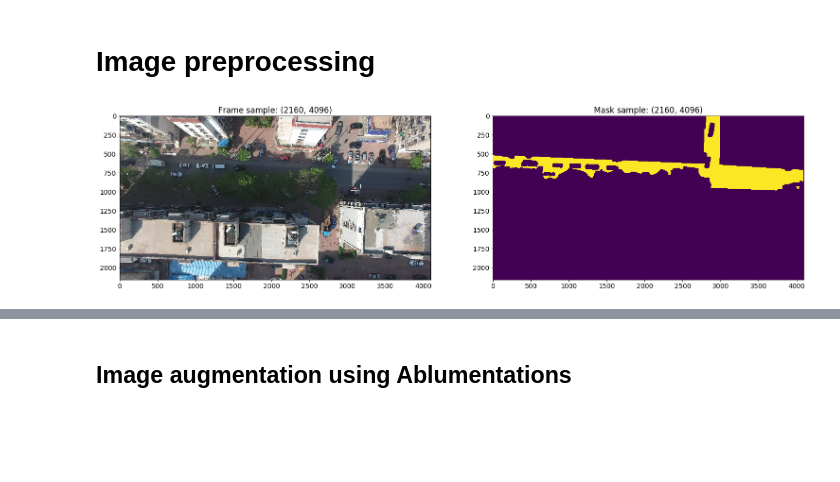
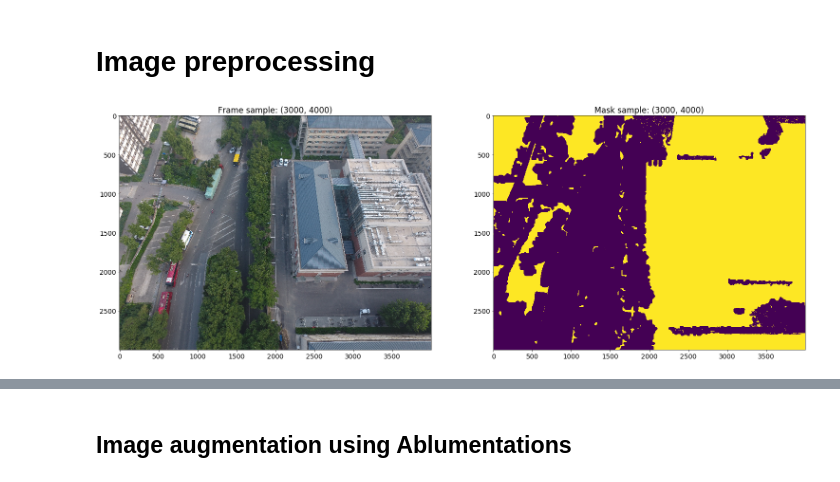
Before and after one commit to naivomah3/lab-cv, a Jupyter notebook: notebooks/image-preprocessing.ipynb, the cells around one changed output, grey strips where cells are left out. Cells and saved outputs as stored; diff of their text form; code cells hidden in the pictures; blank space fills up the shorter version.

```diff
--- a/notebooks/image-preprocessing.ipynb
+++ b/notebooks/image-preprocessing.ipynb
@@ -25,24 +25,35 @@ plt.rcParams['font.size'] = 14
 # %%
 ROOT = "../input/"
 # %%
-img_in_path = ROOT + 'source-dataset-udd/training/images/'
-mask_in_path = ROOT + 'source-dataset-udd/training/mask/'
+## Labels has been shifted from the original UDD as follow ----
+# Vegetation	0	(0,255,0)	_t.png
+# Building	    1	(255,0,0)	_b.png
+# Road	        2	(0,0,255)	_r.png
+# Vehicle	    3	(128,128,0)	_v.png
+# Other	        4	(128,128,128)
+# To ----
+# 0 : background
+# 1 : Road
+# 2 : occluded_road
+# 3 : vegetation
+img_in_path = ROOT + 'source-dataset-udd/validation/images/'
+mask_in_path = ROOT + 'source-dataset-udd/validation/mask/'
 
 for (frame, mask) in zip(os.listdir(img_in_path), os.listdir(mask_in_path)):
     fig = plt.figure(figsize=(40,42))
 
     axs = fig.add_subplot(1,3,1)
     frame_img = plt.imread(img_in_path + frame)
     axs.set_title(f"Frame sample: ({frame_img.shape[0]}, {frame_img.shape[1]})")
     axs.imshow(frame_img)
 
     axs = fig.add_subplot(1,3,2)
     mask_img = np.array(Image.open(mask_in_path + mask))
 #     mask_img = cv2.imread('source-dataset-udd/train/gt/' + fname.split(".")[0] + '.png')
     axs.set_title(f"Mask sample: ({mask_img.shape[0]}, {mask_img.shape[1]})")
-    axs.imshow((mask_img[:, :] == 1))
+    axs.imshow((mask_img[:, :] == 0))
 
     break
 # %% [output]
-[figure, old version]
+[figure, new version]
 # %%
```
Also changed, not shown: parts of 2 cells of this notebook, 3 other files.
